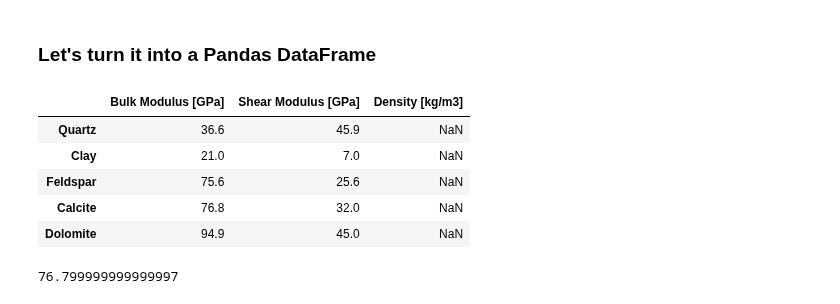
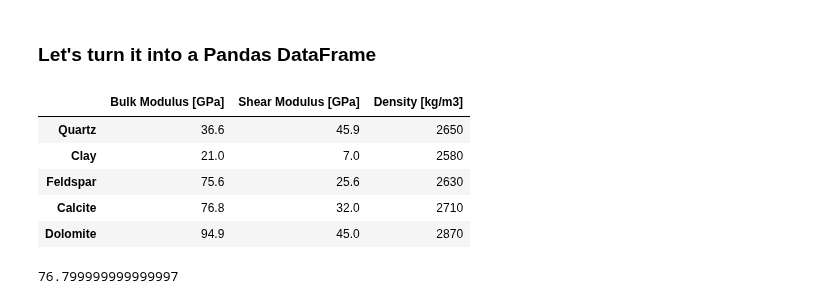
Before and after one commit to EvanBianco/notebooks, a Jupyter notebook: Elastic_moduli_bounds.ipynb, the cells around one changed output. Drawn from its saved outputs; the diff is of its cells as text; code cells hidden in the pictures.

```diff
--- a/Elastic_moduli_bounds.ipynb
+++ b/Elastic_moduli_bounds.ipynb
@@ -17,18 +17,18 @@ from bruges.rockphysics import bounds as b
 # %%
 data = {'Bulk Modulus [GPa]': [36.6, 21.0, 75.6, 76.8, 94.9],
         'Shear Modulus [GPa]': [45.9, 7.0, 25.6, 32.0, 45.0],
-        'Density [g/cm3]': [2650, 2580, 2630, 2710, 2870]}
+        'Density [kg/m3]': [2650, 2580, 2630, 2710, 2870]}
 
 minerals = pd.DataFrame(data, columns=['Bulk Modulus [GPa]', 'Shear Modulus [GPa]', 'Density [kg/m3]'],
                        index=['Quartz', 'Clay', 'Feldspar', 'Calcite', 'Dolomite'])
 minerals
 # %% [output]
 |  | Bulk Modulus [GPa] | Shear Modulus [GPa] | Density [kg/m3] |
-| Quartz | 36.6 | 45.9 | NaN |
-| Clay | 21.0 | 7.0 | NaN |
-| Feldspar | 75.6 | 25.6 | NaN |
-| Calcite | 76.8 | 32.0 | NaN |
-| Dolomite | 94.9 | 45.0 | NaN |
+| Quartz | 36.6 | 45.9 | 2650 |
+| Clay | 21.0 | 7.0 | 2580 |
+| Feldspar | 75.6 | 25.6 | 2630 |
+| Calcite | 76.8 | 32.0 | 2710 |
+| Dolomite | 94.9 | 45.0 | 2870 |
 # %%
 minerals['Bulk Modulus [GPa]']['Calcite']
 # %% [output]
```
